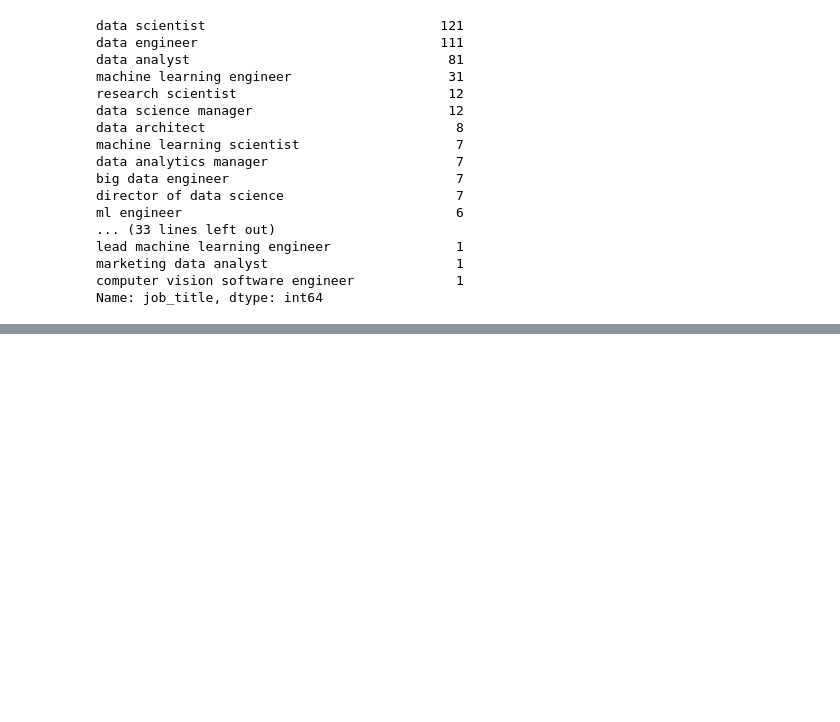
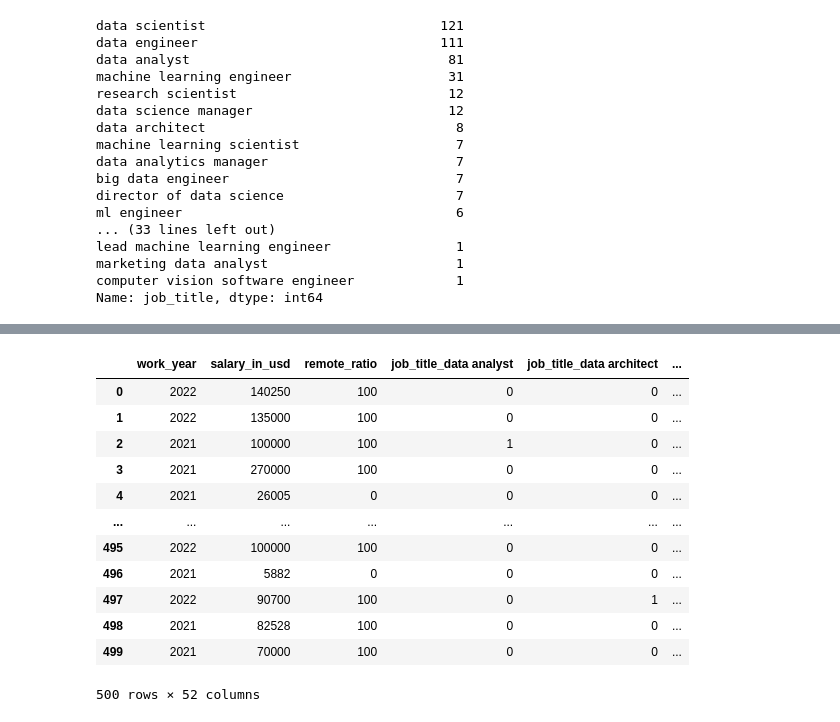
Before and after one commit to aminmadrileno/ML-Project-Salaries, a Jupyter notebook: worksheet.ipynb, the cells around one changed output, grey strips where cells are left out. Saved outputs shown, nothing was run; the diff lists cells and outputs as text; code cells hidden in the pictures; blank space fills up the shorter version.

```diff
--- a/worksheet.ipynb
+++ b/worksheet.ipynb
@@ -103,6 +102,7 @@ testeo.job_title = ['data engineer' if 'data engineer' in x else x for x in test
 testeo.job_title = ['data analyst' if 'data analyst' in x or 'analytics' in x or 'analyst' in x else x for x in testeo.job_title]
 testeo.job_title = ['data architect' if 'data architect' in x or 'architect' in x else x for x in testeo.job_title]
 testeo.job_title = ['computer vision' if 'computer vision' in x or 'vision' in x else x for x in testeo.job_title]
+testeo.job_title = ['other' if 'head of data' in x or 'nlp' in x or 'etl' in x or 'data specialist' in x else x for x in testeo.job_title]
 # %%
 testeo.job_title.value_counts()
 # %% [output]
@@ -118,0 +160,2 @@ Name: job_title, dtype: int64
+# %%
+salaries.employment_type= ['FT' if x not in ['FT', 'CT', 'PT'] else x for x in salaries.employment_type]
@@ -118,0 +232,3 @@ Name: job_title, dtype: int64
+# %%
+#'other' for employee residence in salaries if not in testeo
+salaries.employee_residence = ['other' if x not in testeo.employee_residence.value_counts().index else x for x in salaries.employee_residence]
@@ -118,0 +271,19 @@ Name: job_title, dtype: int64
+# %%
+#get dummies for the categorical variables
+salaries = pd.get_dummies(salaries, columns=['job_title', 'company_size', 'company_location', 'employee_residence', 'employment_type', 'experience_level'], drop_first=True)
+# %%
+salaries
+# %% [output]
+|  | work_year | salary_in_usd | remote_ratio | job_title_data analyst | job_title_data architect | ... |
+| 0 | 2022 | 140250 | 100 | 0 | 0 | ... |
+| 1 | 2022 | 135000 | 100 | 0 | 0 | ... |
+| 2 | 2021 | 100000 | 100 | 1 | 0 | ... |
+| 3 | 2021 | 270000 | 100 | 0 | 0 | ... |
+| 4 | 2021 | 26005 | 0 | 0 | 0 | ... |
+| ... | ... | ... | ... | ... | ... | ... |
+| 495 | 2022 | 100000 | 100 | 0 | 0 | ... |
+| 496 | 2021 | 5882 | 0 | 0 | 0 | ... |
+| 497 | 2022 | 90700 | 100 | 0 | 1 | ... |
+| 498 | 2021 | 82528 | 100 | 0 | 0 | ... |
+| 499 | 2021 | 70000 | 100 | 0 | 0 | ... |
+500 rows × 52 columns
```
Also changed, not shown: parts of 29 cells of this notebook.
